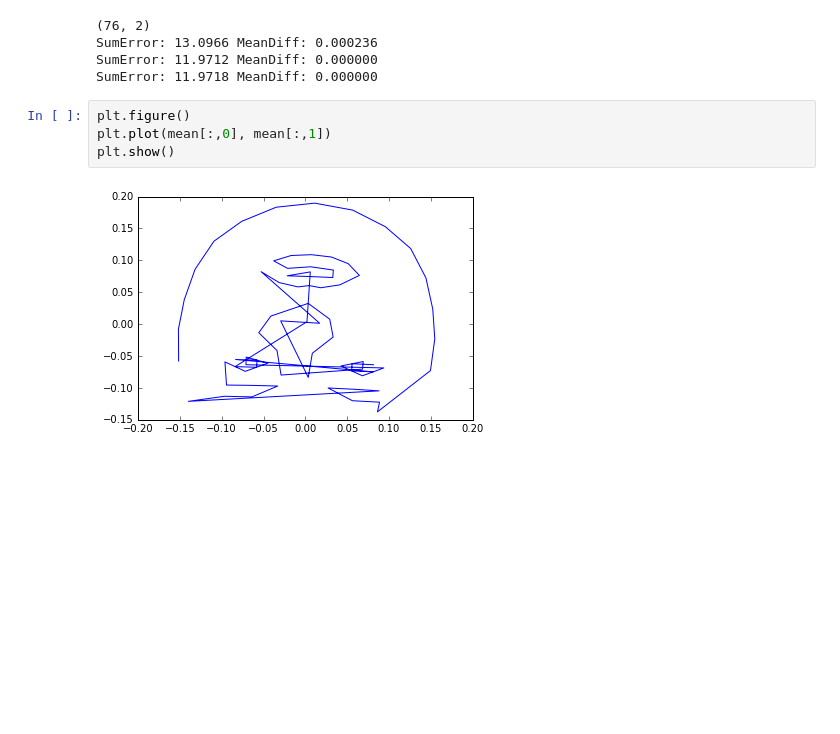
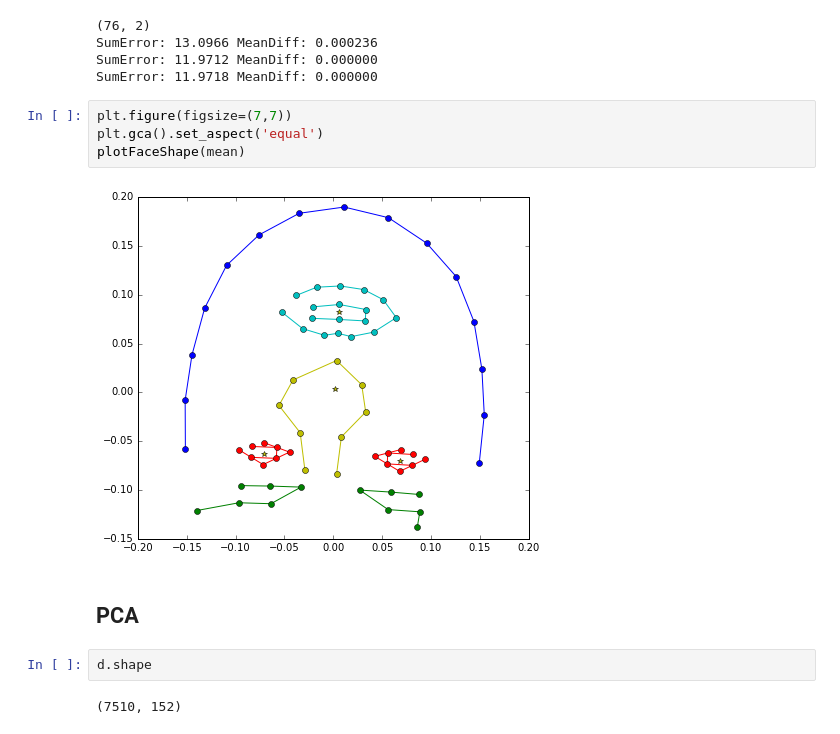
Before and after one commit to vmirly/DataScience, a Jupyter notebook: notebooks/computer-vision/alignment_w_Procrustes_analysis.ipynb, the cells around one changed output. Cells and saved outputs as stored; diff of their text form; blank space fills up the shorter version.

```diff
--- a/notebooks/computer-vision/alignment_w_Procrustes_analysis.ipynb
+++ b/notebooks/computer-vision/alignment_w_Procrustes_analysis.ipynb
@@ -166,9 +160,15 @@ d_aligned, mean = align2mean(d)
 SumError: 13.0966 MeanDiff: 0.000236
 SumError: 11.9712 MeanDiff: 0.000000
 SumError: 11.9718 MeanDiff: 0.000000
-# %%
-plt.figure()
-plt.plot(mean[:,0], mean[:,1])
-plt.show()
-# %% [output]
-[figure, removed]
+# %%
+plt.figure(figsize=(7,7))
+plt.gca().set_aspect('equal')
+plotFaceShape(mean)
+# %% [output]
+[figure, added]
+# %% [markdown]
+## PCA
+# %%
+d.shape
+# %% [output]
+(7510, 152)
```
Also changed, not shown: parts of 6 cells of this notebook.
